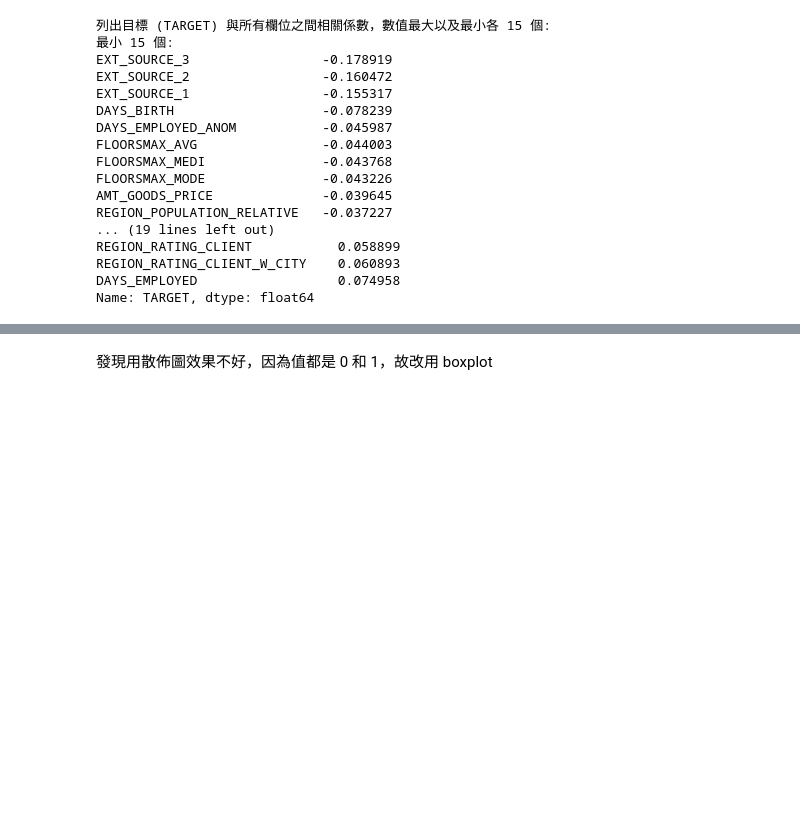
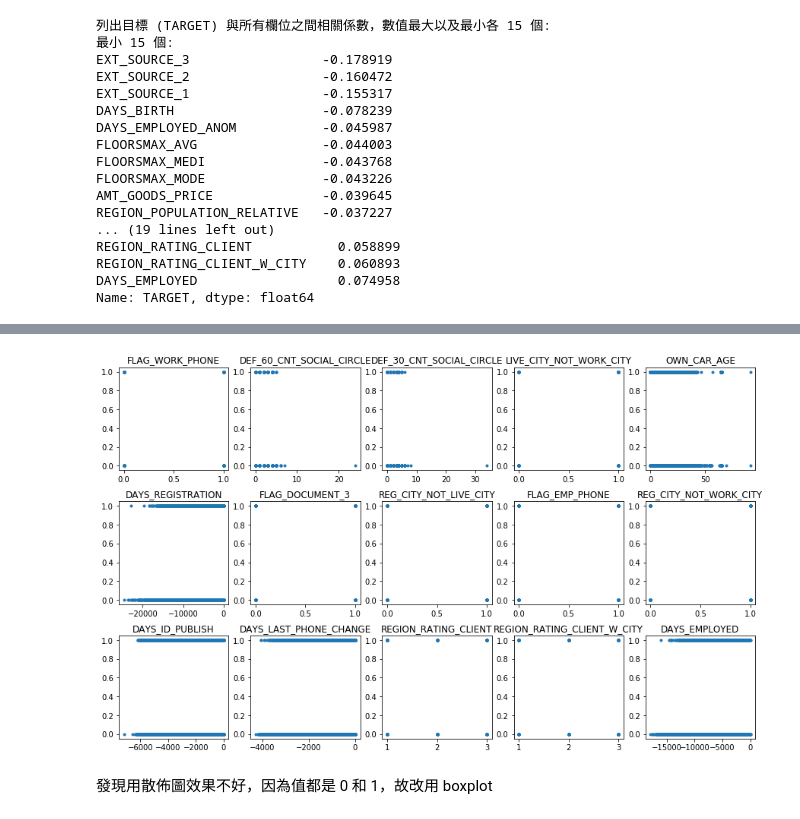
Before and after one commit to linghung/3rd-ML100Days, a Jupyter notebook: homework/Day_015_HW.ipynb, the cells around one changed output, grey strips where cells are left out. Saved outputs shown, nothing was run; the diff lists cells and outputs as text; code cells hidden in the pictures; blank space fills up the shorter version.

```diff
--- a/homework/Day_015_HW.ipynb
+++ b/homework/Day_015_HW.ipynb
@@ -160,2 +132,20 @@ Correlation: 0.0420
+# %%
+fig, axs = plt.subplots(3, 5)
+fig.set_figwidth(15)
+fig.set_figheight(9)
+fig.subplots_adjust(wspace = 0.2, hspace = 0.3)
+
+count = 0
+
+for i in max15.index:
+    sub_df = app_train[app_train[i].notna()]
+    p = axs[count//5, count%5]
+    p.plot(sub_df[i], sub_df['TARGET'], '.')
+    p.set_title(i)
+    count = count + 1
+
+plt.show()
+# %% [output]
+[figure, added]
 # %% [markdown]
 發現用散佈圖效果不好，因為值都是 0 和 1，故改用 boxplot
```
Also changed, not shown: parts of 7 cells of this notebook.
